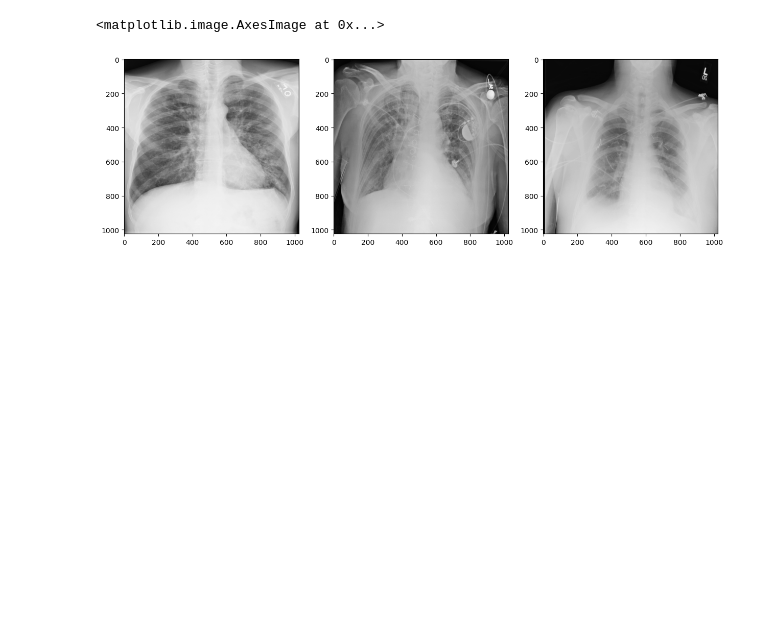
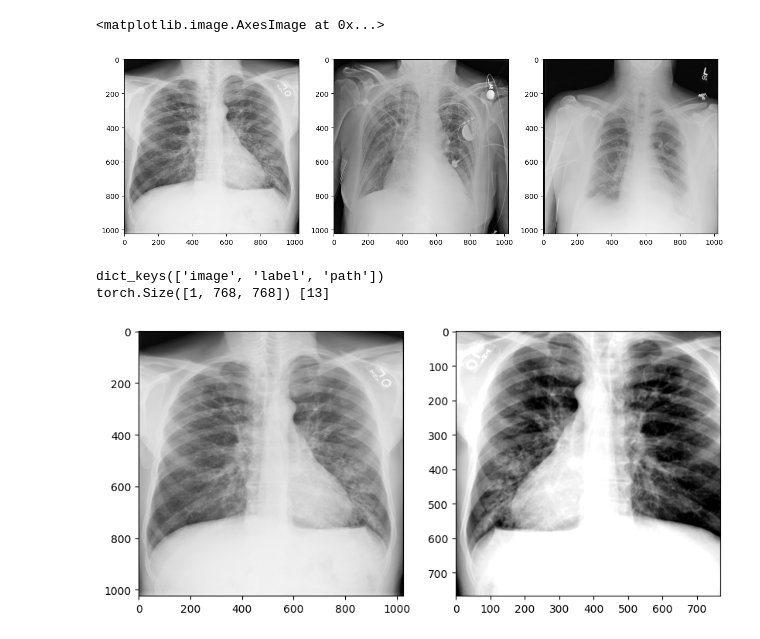
Before and after one commit to dongseop-kim/universal-datasets, a Jupyter notebook: examples/nih_with_transform.ipynb, the cells around one changed output. Saved outputs shown, nothing was run; the diff lists cells and outputs as text; code cells hidden in the pictures; blank space fills up the shorter version.

```diff
--- a/examples/nih_with_transform.ipynb
+++ b/examples/nih_with_transform.ipynb
@@ -77,3 +77,32 @@ DEFAULT_TRAIN_TRANSFORMS = A.Compose([AVAILABLE_TRANSFORMS['random_resize'](heig
                                       ])
 # %%
 nih_val = NIH(root_dir=root_dir, transform=DEFAULT_TRAIN_TRANSFORMS, split='val')
+# %%
+# class의 멤버 함수를 메서드라고 함 (method)
+# class의 멤버 변수를 속성이라고 함 (attribute)
+# __ 앞뒤로 붙어있는 함수를 내장 함수
+data = nih_val.load_data(0)
+
+# __getitem__ 메서드를 호출
+
+batch = nih_val[0]
+# %%
+print(batch.keys())
+print(batch['image'].shape, batch['label'])
+# %% [output]
+dict_keys(['image', 'label', 'path'])
+torch.Size([1, 768, 768]) [13]
+# %%
+import cv2
+plt.figure(figsize=(15,5))
+original_image = cv2.imread(batch['path'])
+plt.subplot(1,3,1)
+plt.imshow(original_image)
+
+transformed = batch['image']
+plt.subplot(1,3,2)
+transformed = transformed.numpy().transpose(1,2,0)
+plt.imshow(transformed, cmap='gray')
+plt.show()
+# %% [output]
+[figure, added]
```
Also changed, not shown: 1 other file.
